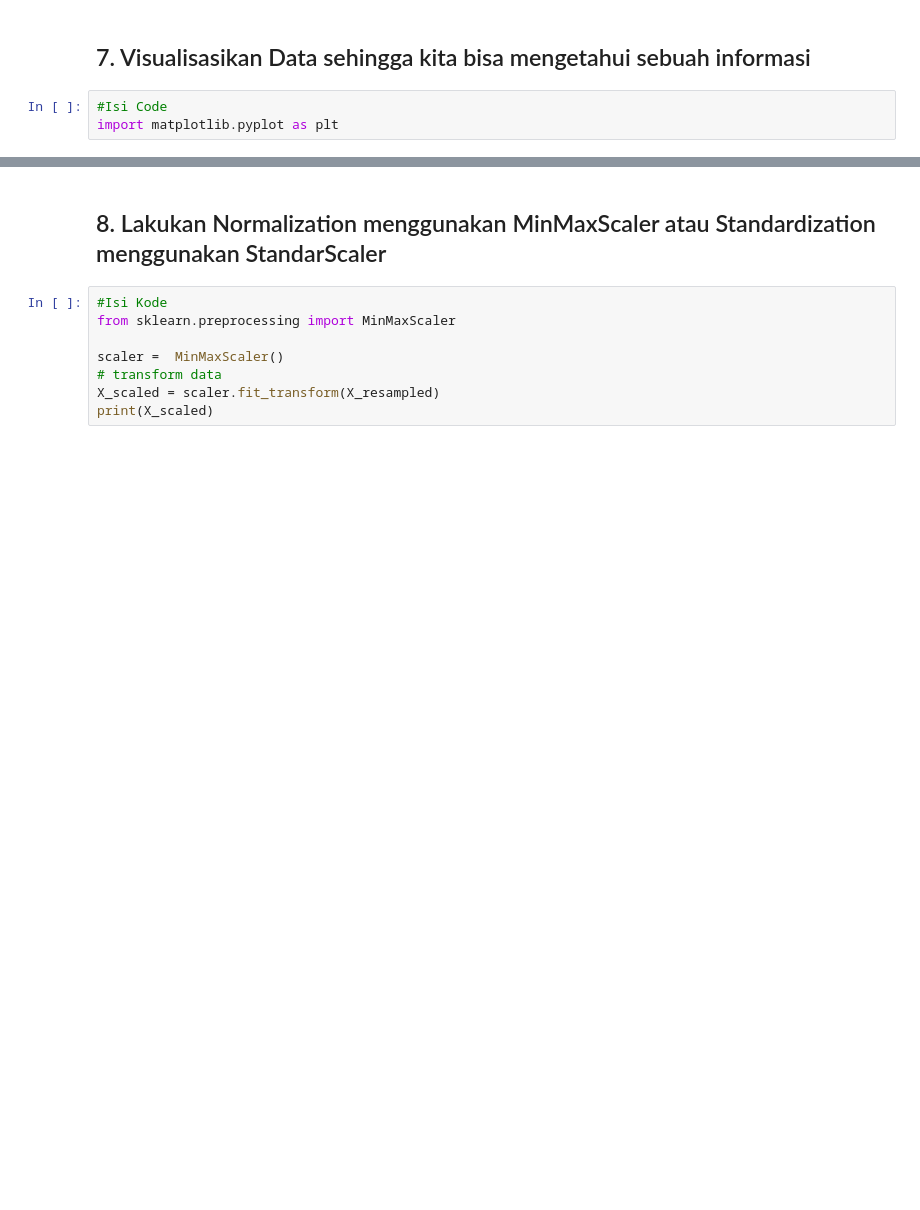
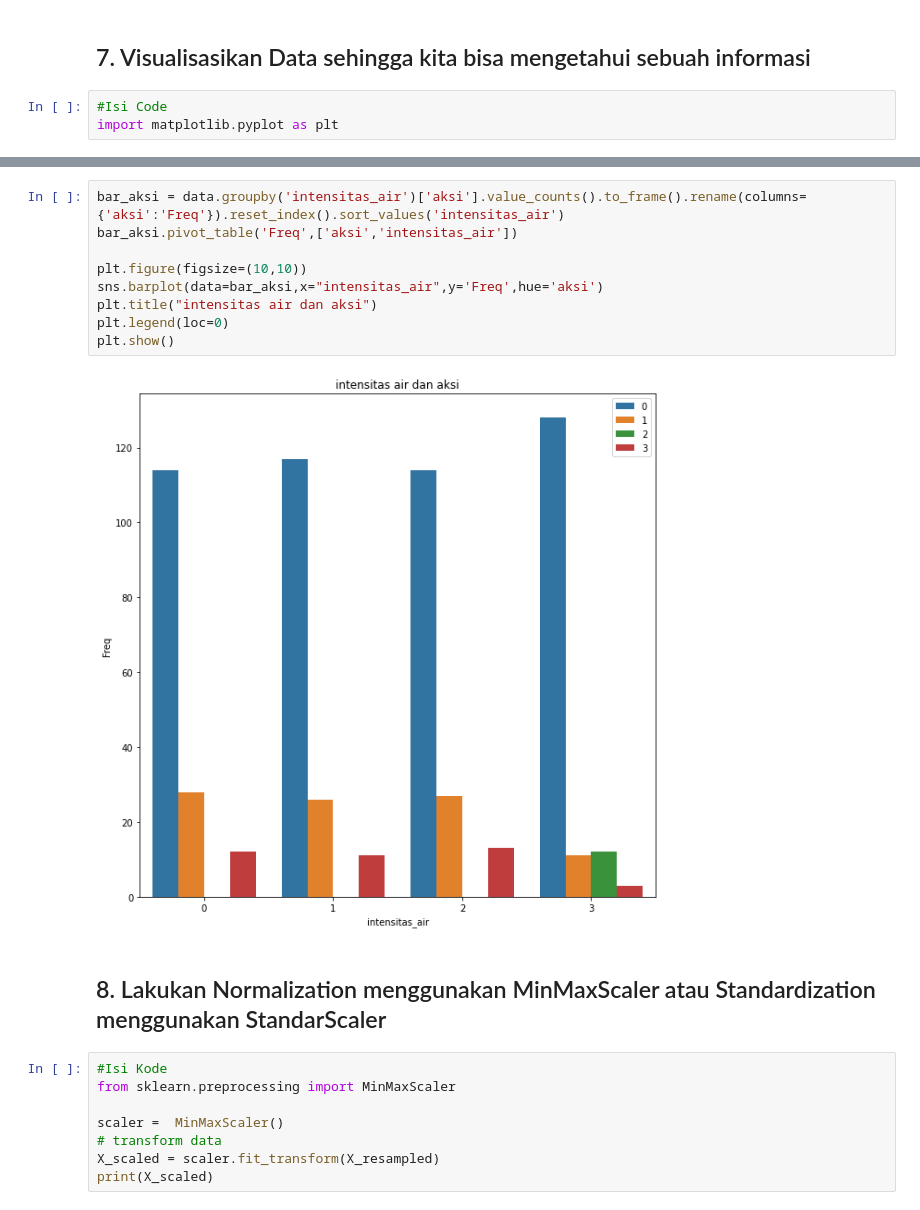
Before and after one commit to taqiyyaghazi/hydroponics-care-classification, a Jupyter notebook: hidroponic-care-classification.ipynb, the cells around one changed output, grey strips where cells are left out. Cells and saved outputs as stored; diff of their text form; blank space fills up the shorter version.

```diff
--- a/hidroponic-care-classification.ipynb
+++ b/hidroponic-care-classification.ipynb
@@ -216,3 +223,14 @@ import matplotlib.pyplot as plt
+# %%
+bar_aksi = data.groupby('intensitas_air')['aksi'].value_counts().to_frame().rename(columns={'aksi':'Freq'}).reset_index().sort_values('intensitas_air')
+bar_aksi.pivot_table('Freq',['aksi','intensitas_air'])
+
+plt.figure(figsize=(10,10))
+sns.barplot(data=bar_aksi,x="intensitas_air",y='Freq',hue='aksi')
+plt.title("intensitas air dan aksi")
+plt.legend(loc=0)
+plt.show()
+# %% [output]
+[figure, added]
 # %% [markdown]
 ## 8. Lakukan Normalization menggunakan MinMaxScaler atau Standardization menggunakan StandarScaler
 # %%
```
Also changed, not shown: parts of 3 cells of this notebook.
